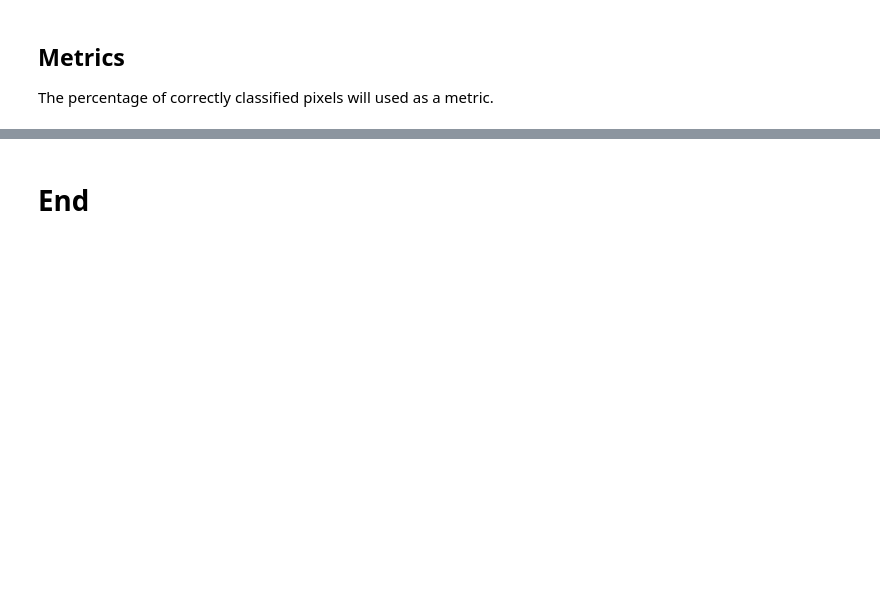
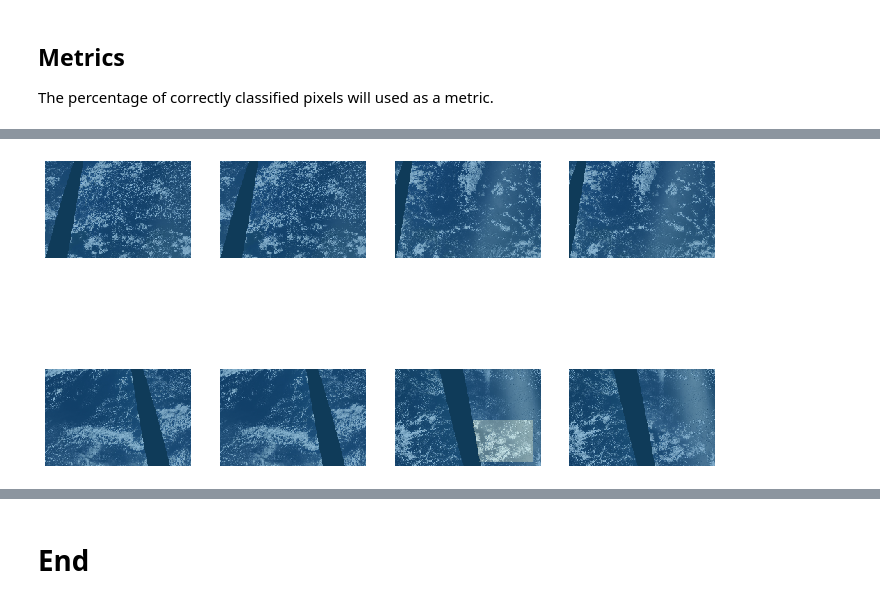
Before and after one commit to qAp/kgl_clouds, a Jupyter notebook: single_cloudtype-gcp.ipynb, the cells around one changed output, grey strips where cells are left out. Cells and saved outputs as stored; diff of their text form; code cells hidden in the pictures; blank space fills up the shorter version.

```diff
--- a/single_cloudtype-gcp.ipynb
+++ b/single_cloudtype-gcp.ipynb
@@ -284,0 +315,3 @@ learn.save('quick_first_1epoch');
+# %%
+learn.show_results()
+# %% [output]
@@ -284,0 +319 @@ learn.save('quick_first_1epoch');
+[figure, added]
```
Also changed, not shown: parts of 33 cells of this notebook.
